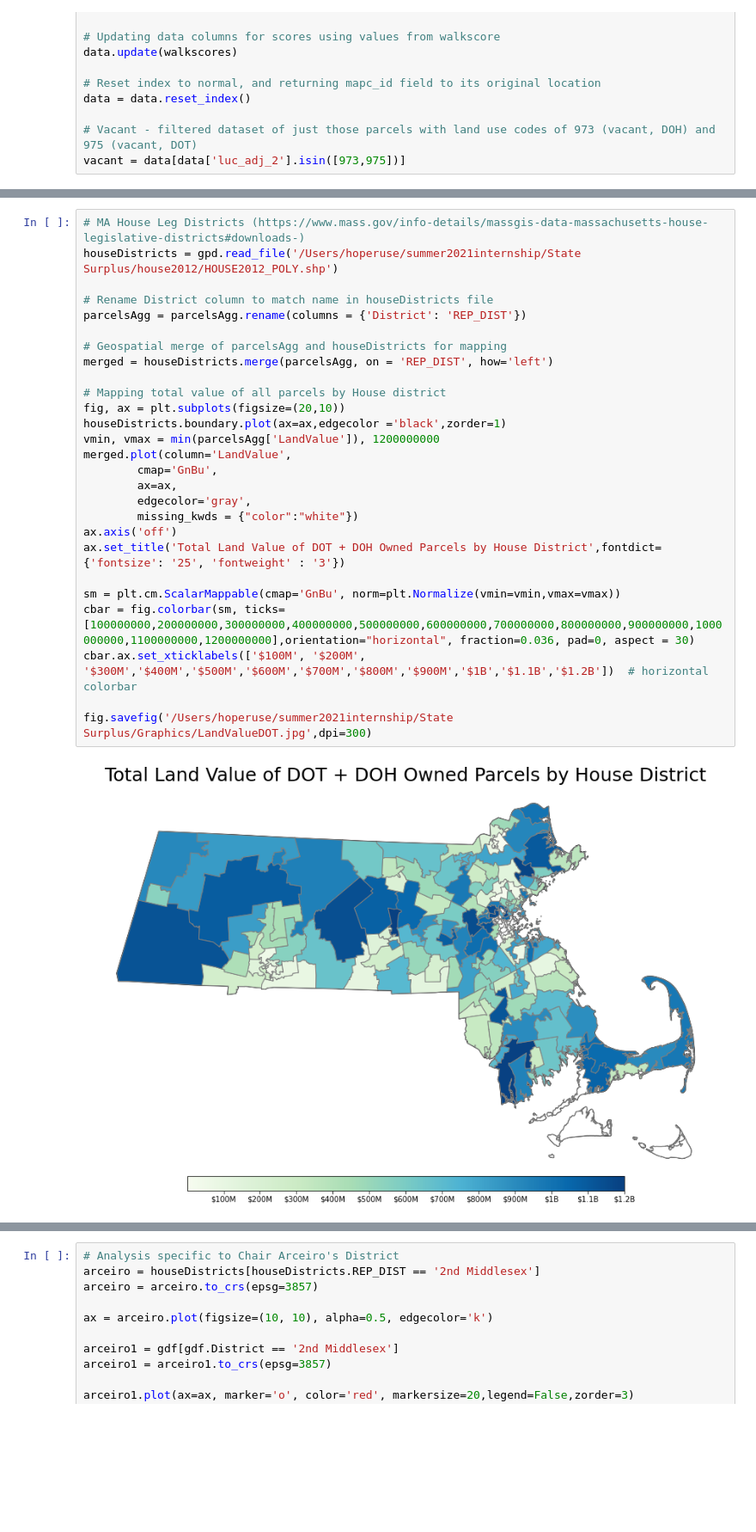
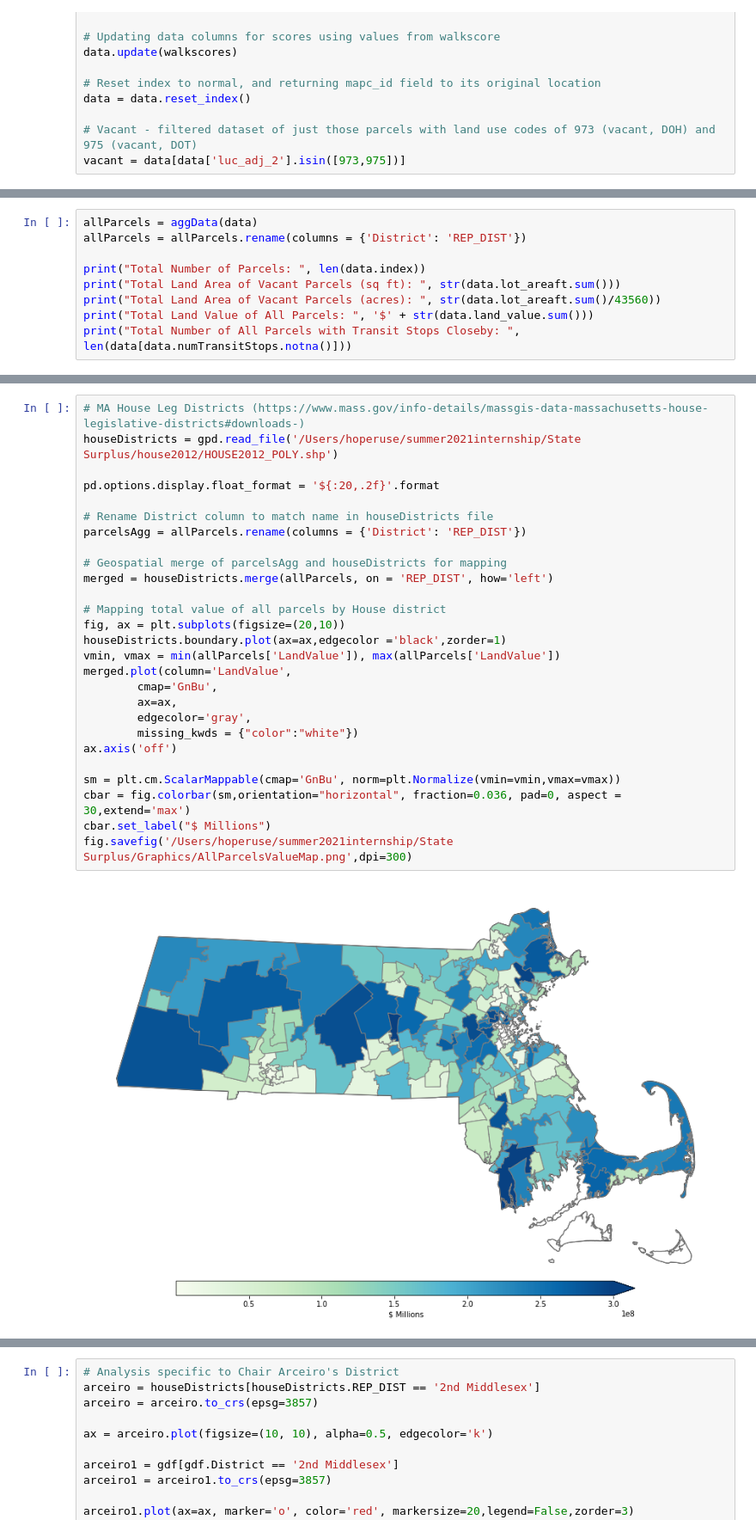
Before and after one commit to BU-Spark/summer2021internship, a Jupyter notebook: State Surplus/StateSurplus.ipynb, the cells around one changed output, grey strips where cells are left out. Shown at 86% size. Drawn from its saved outputs; the diff is of its cells as text; blank space fills up the shorter version.

```diff
--- a/State Surplus/StateSurplus.ipynb
+++ b/State Surplus/StateSurplus.ipynb
@@ -78,0 +90,9 @@ parcelsAgg = parcelsAgg.dropna()
+# %%
+allParcels = aggData(data)
+allParcels = allParcels.rename(columns = {'District': 'REP_DIST'})
+
+print("Total Number of Parcels: ", len(data.index))
+print("Total Land Area of Vacant Parcels (sq ft): ", str(data.lot_areaft.sum()))
+print("Total Land Area of Vacant Parcels (acres): ", str(data.lot_areaft.sum()/43560))
+print("Total Land Value of All Parcels: ", '$' + str(data.land_value.sum()))
+print("Total Number of All Parcels with Transit Stops Closeby: ", len(data[data.numTransitStops.notna()]))
@@ -102,29 +178,29 @@ dfi.export(df,'/Users/hoperuse/summer2021internship/State Surplus/Graphics/topTo
 # %%
 # MA House Leg Districts (https://www.mass.gov/info-details/massgis-data-massachusetts-house-legislative-districts#downloads-)
 houseDistricts = gpd.read_file('/Users/hoperuse/summer2021internship/State Surplus/house2012/HOUSE2012_POLY.shp')
 
+pd.options.display.float_format = '${:20,.2f}'.format
+
 # Rename District column to match name in houseDistricts file
-parcelsAgg = parcelsAgg.rename(columns = {'District': 'REP_DIST'})
+parcelsAgg = allParcels.rename(columns = {'District': 'REP_DIST'})
 
 # Geospatial merge of parcelsAgg and houseDistricts for mapping
-merged = houseDistricts.merge(parcelsAgg, on = 'REP_DIST', how='left')
+merged = houseDistricts.merge(allParcels, on = 'REP_DIST', how='left')
 
 # Mapping total value of all parcels by House district
 fig, ax = plt.subplots(figsize=(20,10))
 houseDistricts.boundary.plot(ax=ax,edgecolor ='black',zorder=1)
-vmin, vmax = min(parcelsAgg['LandValue']), 1200000000
+vmin, vmax = min(allParcels['LandValue']), max(allParcels['LandValue'])
 merged.plot(column='LandValue',
         cmap='GnBu',
         ax=ax,
         edgecolor='gray',
         missing_kwds = {"color":"white"})
 ax.axis('off')
-ax.set_title('Total Land Value of DOT + DOH Owned Parcels by House District',fontdict={'fontsize': '25', 'fontweight' : '3'})
 
 sm = plt.cm.ScalarMappable(cmap='GnBu', norm=plt.Normalize(vmin=vmin,vmax=vmax))
-cbar = fig.colorbar(sm, ticks=[100000000,200000000,300000000,400000000,500000000,600000000,700000000,800000000,900000000,1000000000,1100000000,1200000000],orientation="horizontal", fraction=0.036, pad=0, aspect = 30)
-cbar.ax.set_xticklabels(['$100M', '$200M', '$300M','$400M','$500M','$600M','$700M','$800M','$900M','$1B','$1.1B','$1.2B'])  # horizontal colorbar
-
-fig.savefig('/Users/hoperuse/summer2021internship/State Surplus/Graphics/LandValueDOT.jpg',dpi=300)
+cbar = fig.colorbar(sm,orientation="horizontal", fraction=0.036, pad=0, aspect = 30,extend='max')
+cbar.set_label("$ Millions")
+fig.savefig('/Users/hoperuse/summer2021internship/State Surplus/Graphics/AllParcelsValueMap.png',dpi=300)
 # %% [output]
-[figure, old version]
+[figure, new version]
```
Also changed, not shown: parts of 12 cells of this notebook.
